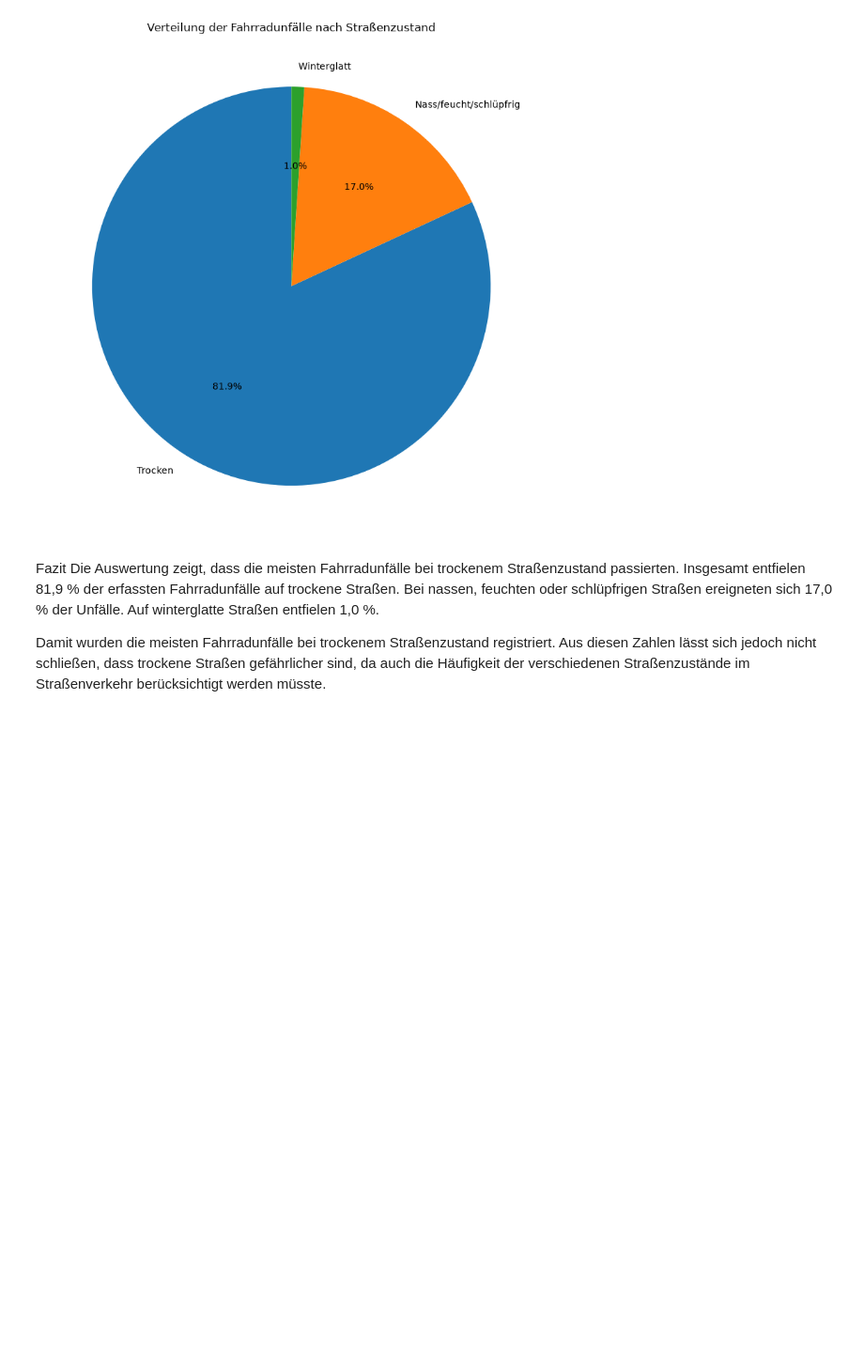
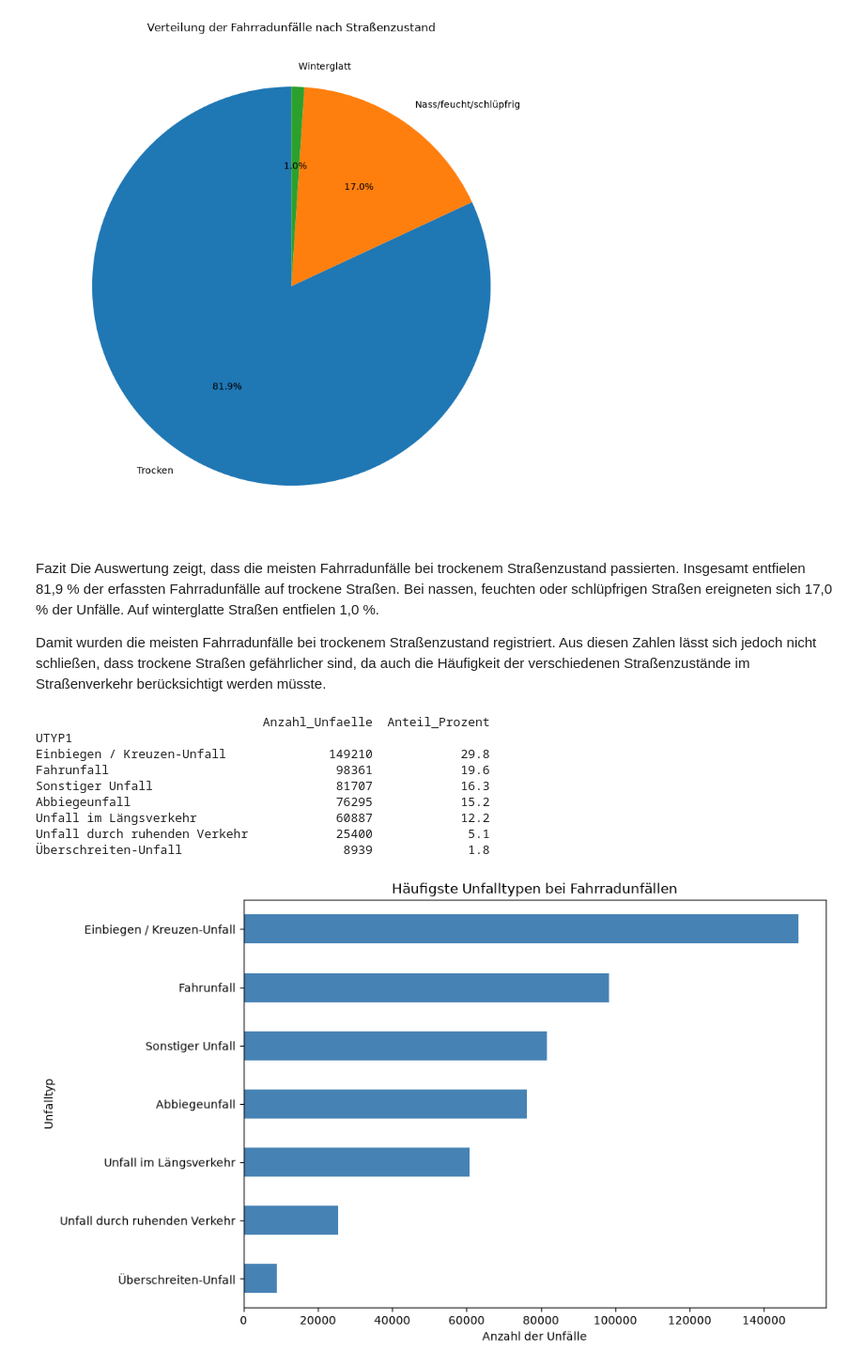
Before and after one commit to RogovaNatalia/Unfallorte_Projekt, a Jupyter notebook: analyse.ipynb, the cells around one changed output. Shown at 94% size. Saved outputs shown, nothing was run; the diff lists cells and outputs as text; code cells hidden in the pictures; blank space fills up the shorter version.

Commit message:
Block 4.2 Häufigste Unfallarten bei Fahrradunfällen

```diff
--- a/analyse.ipynb
+++ b/analyse.ipynb
@@ -1068,3 +1067,59 @@ Fazit
 Die Auswertung zeigt, dass die meisten Fahrradunfälle bei trockenem Straßenzustand passierten. Insgesamt entfielen 81,9 % der erfassten Fahrradunfälle auf trockene Straßen. Bei nassen, feuchten oder schlüpfrigen Straßen ereigneten sich 17,0 % der Unfälle. Auf winterglatte Straßen entfielen 1,0 %.
 
 Damit wurden die meisten Fahrradunfälle bei trockenem Straßenzustand registriert. Aus diesen Zahlen lässt sich jedoch nicht schließen, dass trockene Straßen gefährlicher sind, da auch die Häufigkeit der verschiedenen Straßenzustände im Straßenverkehr berücksichtigt werden müsste.
+# %%
+# 4.2 Häufigste Unfallarten bei Fahrradunfällen
+
+unfalltyp_namen = {
+    1: "Fahrunfall",
+    2: "Abbiegeunfall",
+    3: "Einbiegen / Kreuzen-Unfall",
+    4: "Überschreiten-Unfall",
+    5: "Unfall durch ruhenden Verkehr",
+    6: "Unfall im Längsverkehr",
+    7: "Sonstiger Unfall"
+}
+
+unfalltyp_analyse = (
+    df_rad["UTYP1"]
+    .value_counts()
+    .rename(index=unfalltyp_namen)
+    .to_frame(name="Anzahl_Unfaelle")
+)
+
+unfalltyp_analyse["Anteil_Prozent"] = (
+    unfalltyp_analyse["Anzahl_Unfaelle"]
+    / unfalltyp_analyse["Anzahl_Unfaelle"].sum()
+    * 100
+).round(1)
+
+unfalltyp_analyse = unfalltyp_analyse.sort_values(
+    "Anzahl_Unfaelle",
+    ascending=False
+)
+
+print(unfalltyp_analyse)
+
+# Diagramm erstellen
+ax = unfalltyp_analyse["Anzahl_Unfaelle"].sort_values().plot(
+    kind="barh",
+    figsize=(10, 6),
+    color="steelblue"
+)
+
+ax.set_title("Häufigste Unfalltypen bei Fahrradunfällen")
+ax.set_xlabel("Anzahl der Unfälle")
+ax.set_ylabel("Unfalltyp")
+
+plt.tight_layout();
+# %% [output]
+                               Anzahl_Unfaelle  Anteil_Prozent
+UTYP1
+Einbiegen / Kreuzen-Unfall              149210            29.8
+Fahrunfall                               98361            19.6
+Sonstiger Unfall                         81707            16.3
+Abbiegeunfall                            76295            15.2
+Unfall im Längsverkehr                   60887            12.2
+Unfall durch ruhenden Verkehr            25400             5.1
+Überschreiten-Unfall                      8939             1.8
+[figure, added]
```
Also changed, not shown: parts of 2 cells of this notebook.
